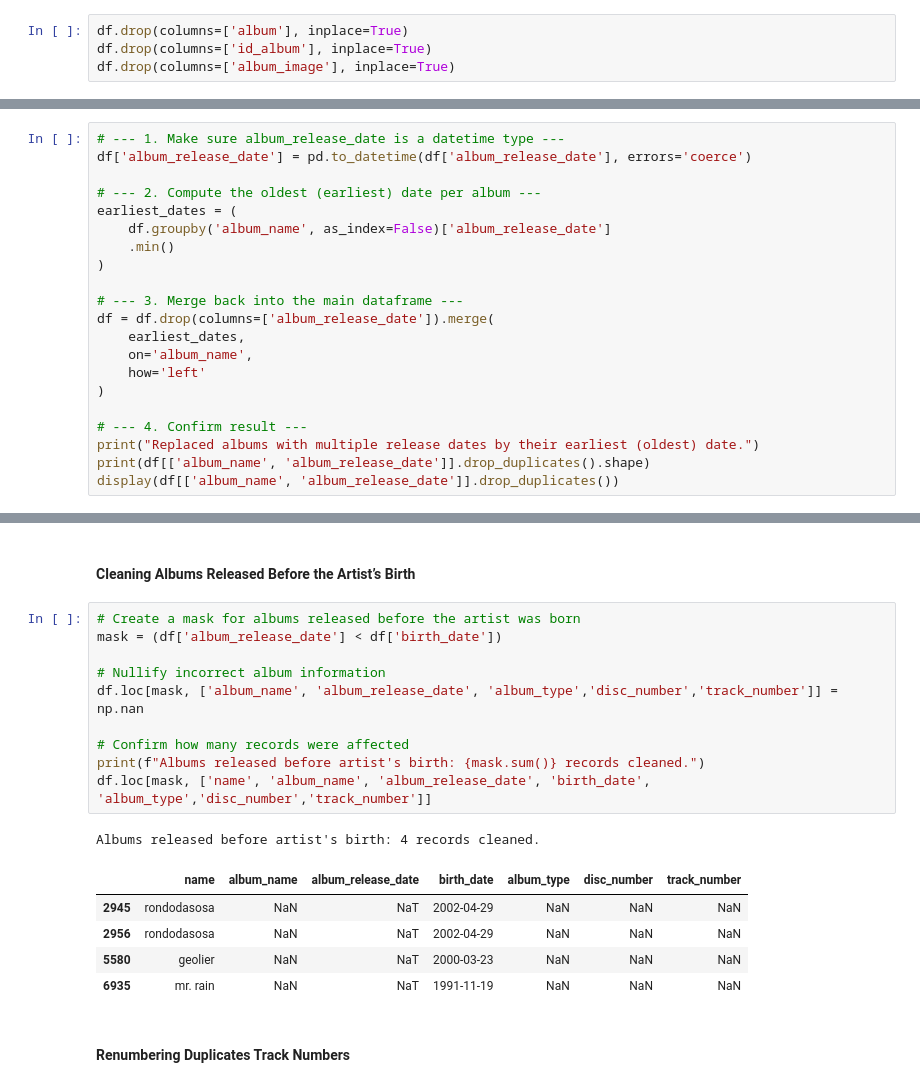
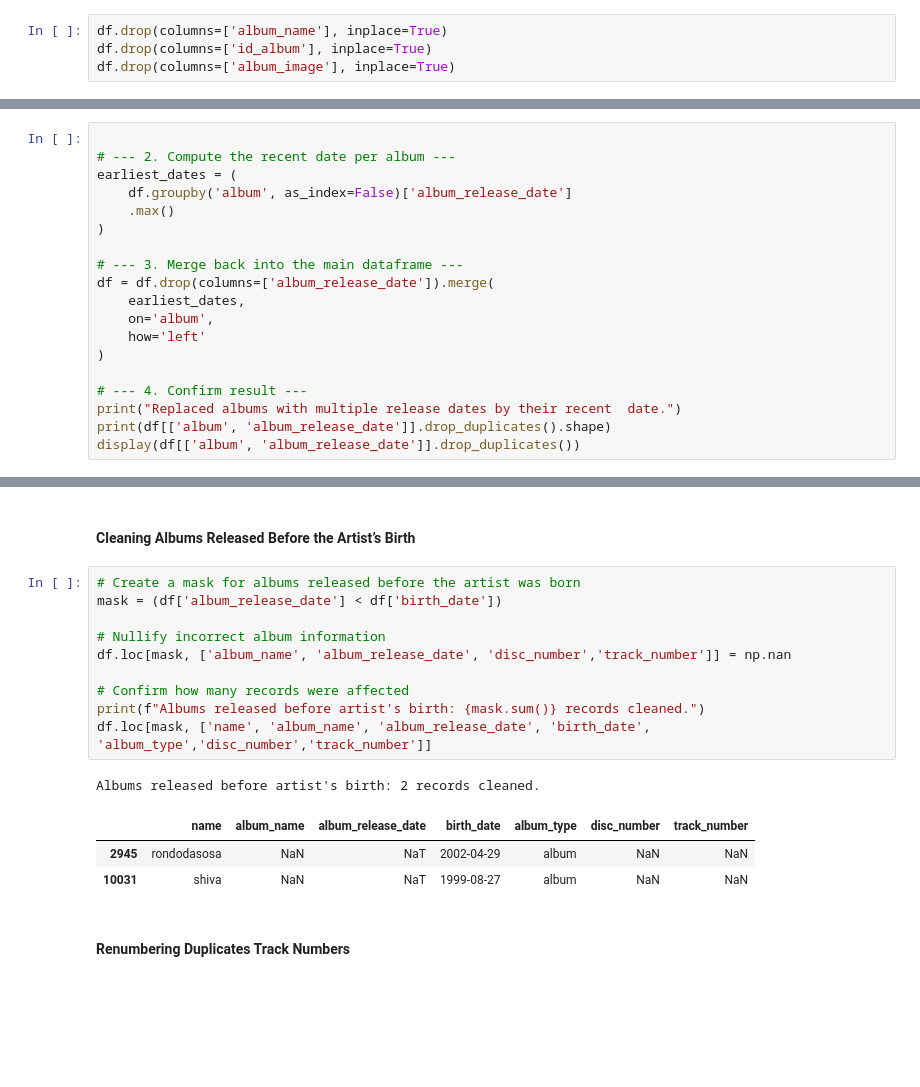
Before and after one commit to MichelaFaella/data_mining_project, a Jupyter notebook: data_cleaning_and_preparation_2.ipynb, the cells around one changed output, grey strips where cells are left out. Drawn from its saved outputs; the diff is of its cells as text; blank space fills up the shorter version.

```diff
--- a/data_cleaning_and_preparation_2.ipynb
+++ b/data_cleaning_and_preparation_2.ipynb
@@ -175,5 +177,5 @@ Once we understand that album_name is more stable than album, we can remove both
 # %%
-df.drop(columns=['album'], inplace=True)
+df.drop(columns=['album_name'], inplace=True)
 df.drop(columns=['id_album'], inplace=True)
 df.drop(columns=['album_image'], inplace=True)
 # %% [markdown]
@@ -1416,24 +1488,22 @@ Name: count, dtype: int64
 # %% [markdown]
 #### Correcting album release dates for albums that have multiple release dates
 # %%
-# --- 1. Make sure album_release_date is a datetime type ---
-df['album_release_date'] = pd.to_datetime(df['album_release_date'], errors='coerce')
 
-# --- 2. Compute the oldest (earliest) date per album ---
+# --- 2. Compute the recent date per album ---
 earliest_dates = (
-    df.groupby('album_name', as_index=False)['album_release_date']
-    .min()
+    df.groupby('album', as_index=False)['album_release_date']
+    .max()
 )
 
 # --- 3. Merge back into the main dataframe ---
 df = df.drop(columns=['album_release_date']).merge(
     earliest_dates,
-    on='album_name',
+    on='album',
     how='left'
 )
 
 # --- 4. Confirm result ---
-print("Replaced albums with multiple release dates by their earliest (oldest) date.")
-print(df[['album_name', 'album_release_date']].drop_duplicates().shape)
-display(df[['album_name', 'album_release_date']].drop_duplicates())
+print("Replaced albums with multiple release dates by their recent  date.")
+print(df[['album', 'album_release_date']].drop_duplicates().shape)
+display(df[['album', 'album_release_date']].drop_duplicates())
 # %% [output]
@@ -1496,20 +1591,18 @@ Albums cleaned (1950s–1980s): 16
 # %%
 # Create a mask for albums released before the artist was born
 mask = (df['album_release_date'] < df['birth_date'])
 
 # Nullify incorrect album information
-df.loc[mask, ['album_name', 'album_release_date', 'album_type','disc_number','track_number']] = np.nan
+df.loc[mask, ['album_name', 'album_release_date', 'disc_number','track_number']] = np.nan
 
 # Confirm how many records were affected
 print(f"Albums released before artist's birth: {mask.sum()} records cleaned.")
 df.loc[mask, ['name', 'album_name', 'album_release_date', 'birth_date', 'album_type','disc_number','track_number']]
 # %% [output]
-Albums released before artist's birth: 4 records cleaned.
+Albums released before artist's birth: 2 records cleaned.
 |  | name | album_name | album_release_date | birth_date | album_type | disc_number | track_number |
-| 2945 | rondodasosa | NaN | NaT | 2002-04-29 | NaN | NaN | NaN |
-| 2956 | rondodasosa | NaN | NaT | 2002-04-29 | NaN | NaN | NaN |
-| 5580 | geolier | NaN | NaT | 2000-03-23 | NaN | NaN | NaN |
-| 6935 | mr. rain | NaN | NaT | 1991-11-19 | NaN | NaN | NaN |
+| 2945 | rondodasosa | NaN | NaT | 2002-04-29 | album | NaN | NaN |
+| 10031 | shiva | NaN | NaT | 1999-08-27 | album | NaN | NaN |
 # %% [markdown]
 #### Renumbering Duplicates Track Numbers
 # %%
```
Also changed, not shown: parts of 21 cells of this notebook, 6 other files.
